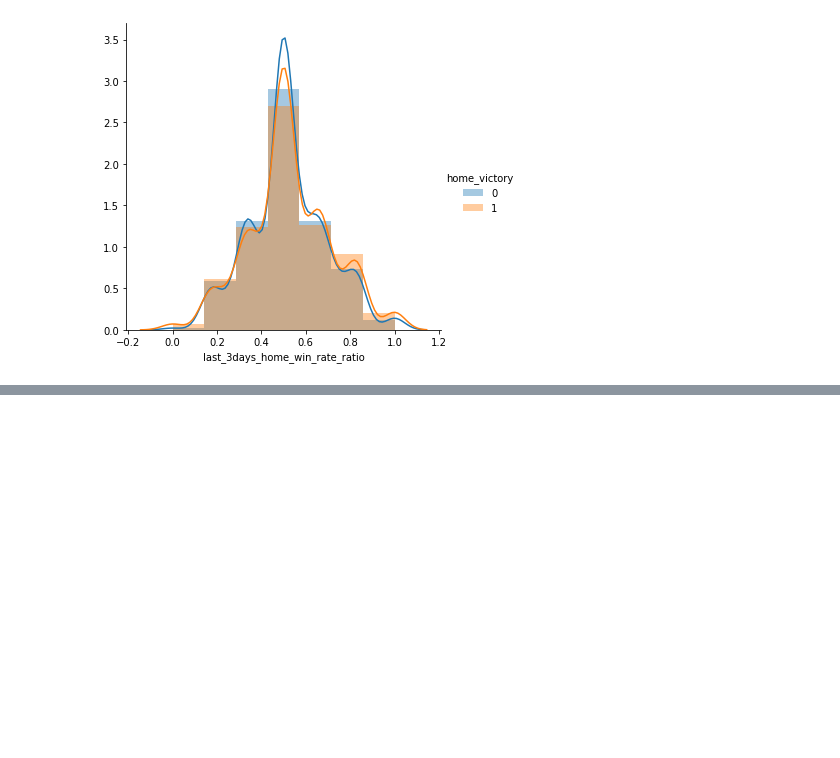
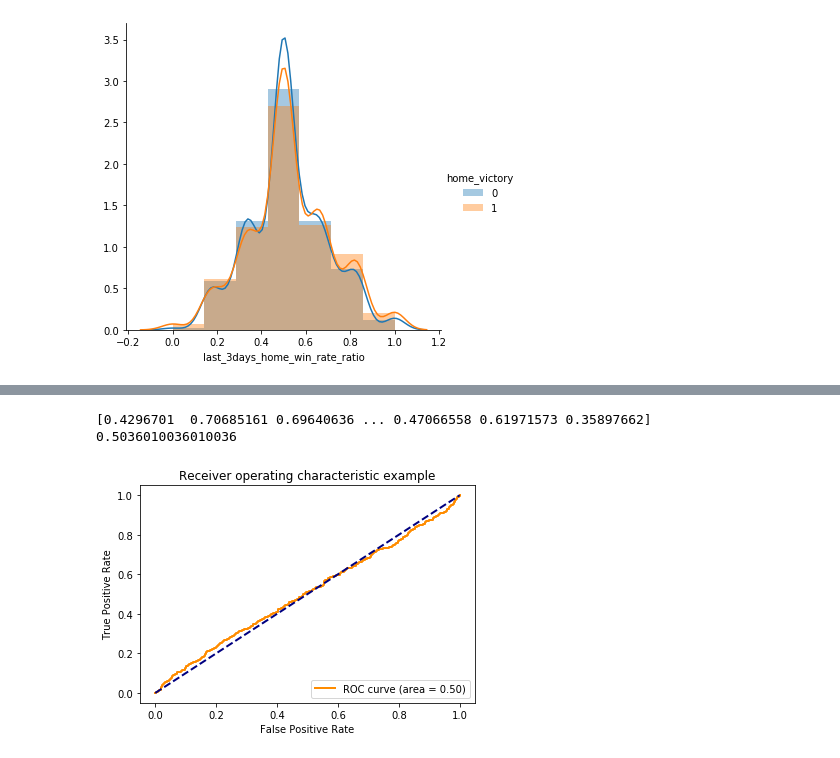
Before and after one commit to tubotu/baseball_predict, a Jupyter notebook: Untitled.ipynb, the cells around one changed output, grey strips where cells are left out. Cells and saved outputs as stored; diff of their text form; code cells hidden in the pictures; blank space fills up the shorter version.

```diff
--- a/Untitled.ipynb
+++ b/Untitled.ipynb
@@ -548,0 +698,18 @@ home_win_rate_Fg4 = home_win_rate_Fg4.map(sns.distplot, "last_3days_home_win_rat
+# %%
+import lightgbm as lgb
+params = {
+    'objective': 'binary',
+    'learning_rate': 0.05,
+    'metric': 'auc',
+    'n_estimators': 50,
+}
+oof_pred = np.zeros_like(y, dtype=np.float)
+for train_index, test_index in kf.split(X,y):
+    x_train, x_test = X.iloc[train_index], X.iloc[test_index]
+    y_train, y_test = y.iloc[train_index], y.iloc[test_index]
+    clf = lgb.LGBMClassifier(**params)
+    clf.fit(x_train, y_train,
+            eval_set=[(x_test, y_test)]
+            ,verbose=10)
+    pred_i = clf.predict_proba(x_test)[:, 1]
+    oof_pred[test_index] = pred_i
@@ -548,0 +734,21 @@ home_win_rate_Fg4 = home_win_rate_Fg4.map(sns.distplot, "last_3days_home_win_rat
+# %%
+print(oof_pred)
+score = metrics.roc_auc_score(y, oof_pred)
+print(score)
+# %% [output]
+[0.4296701  0.70685161 0.69640636 ... 0.47066558 0.61971573 0.35897662]
+0.5036010036010036
+# %%
+fpr, tpr,thred = metrics.roc_curve(y, oof_pred)
+roc_auc = metrics.auc(fpr, tpr)
+plt.figure()
+lw = 2
+plt.plot(fpr, tpr, color='darkorange',lw=lw, label='ROC curve (area = %0.2f)' % roc_auc)
+plt.plot([0, 1], [0, 1], color='navy', lw=lw, linestyle='--')
+plt.xlabel('False Positive Rate')
+plt.ylabel('True Positive Rate')
+plt.title('Receiver operating characteristic example')
+plt.legend(loc="lower right")
+plt.show()
+# %% [output]
+[figure, added]
```
Also changed, not shown: parts of 11 cells of this notebook.
